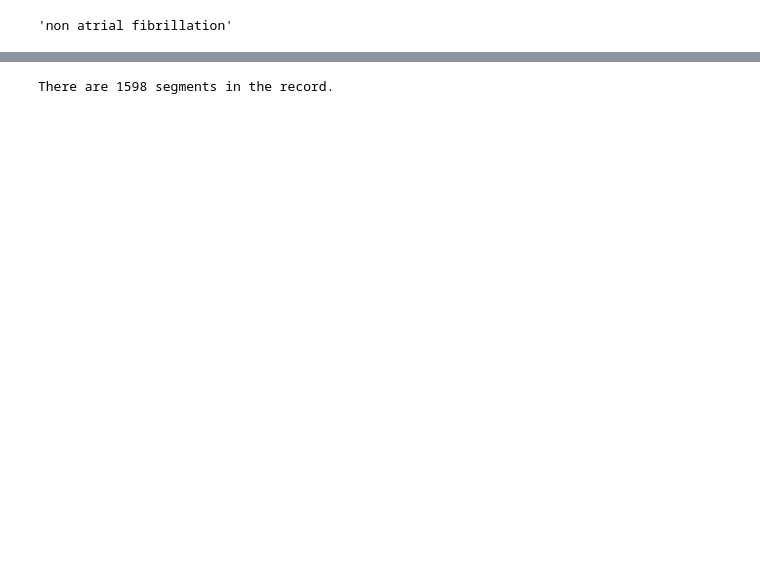
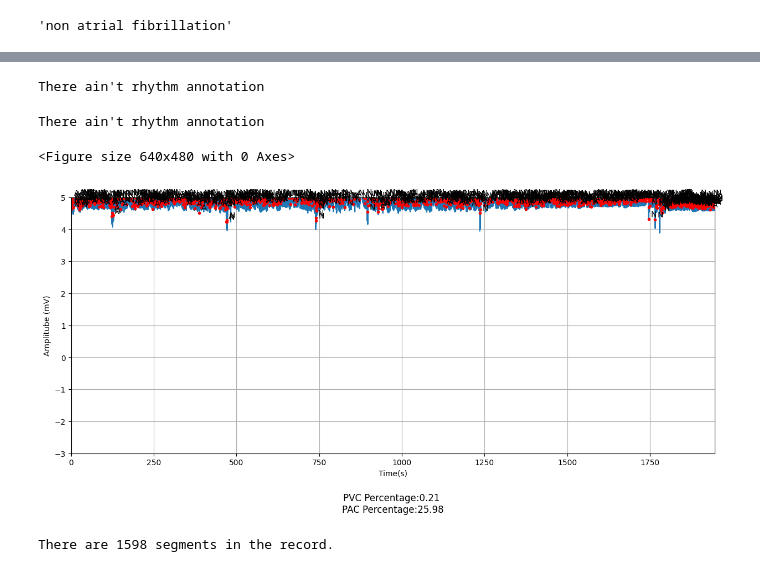
Before and after one commit to KhaingSuThway/ECGSignalProcessingPipeline, a Jupyter notebook: scanning_test.ipynb, the cells around one changed output, grey strips where cells are left out. Cells and saved outputs as stored; diff of their text form; code cells hidden in the pictures; blank space fills up the shorter version.

```diff
--- a/scanning_test.ipynb
+++ b/scanning_test.ipynb
@@ -25,3 +27,16 @@ Counter(reading_record._Record__aux)
+# %%
+reading_record.get_afib_interval()
+# %% [output]
+There ain't rhythm annotation
+# %%
+reading_record.get_nsr_interval()
+# %% [output]
+There ain't rhythm annotation
+# %%
+reading_record.plot_signal_with_annotation()
+# %% [output]
+<Figure size 640x480 with 0 Axes>
+[figure, added]
 # %%
 test_scan=scan_record(reading_record,window_width=30)
 test_scan
```
Also changed, not shown: parts of 6 cells of this notebook.
